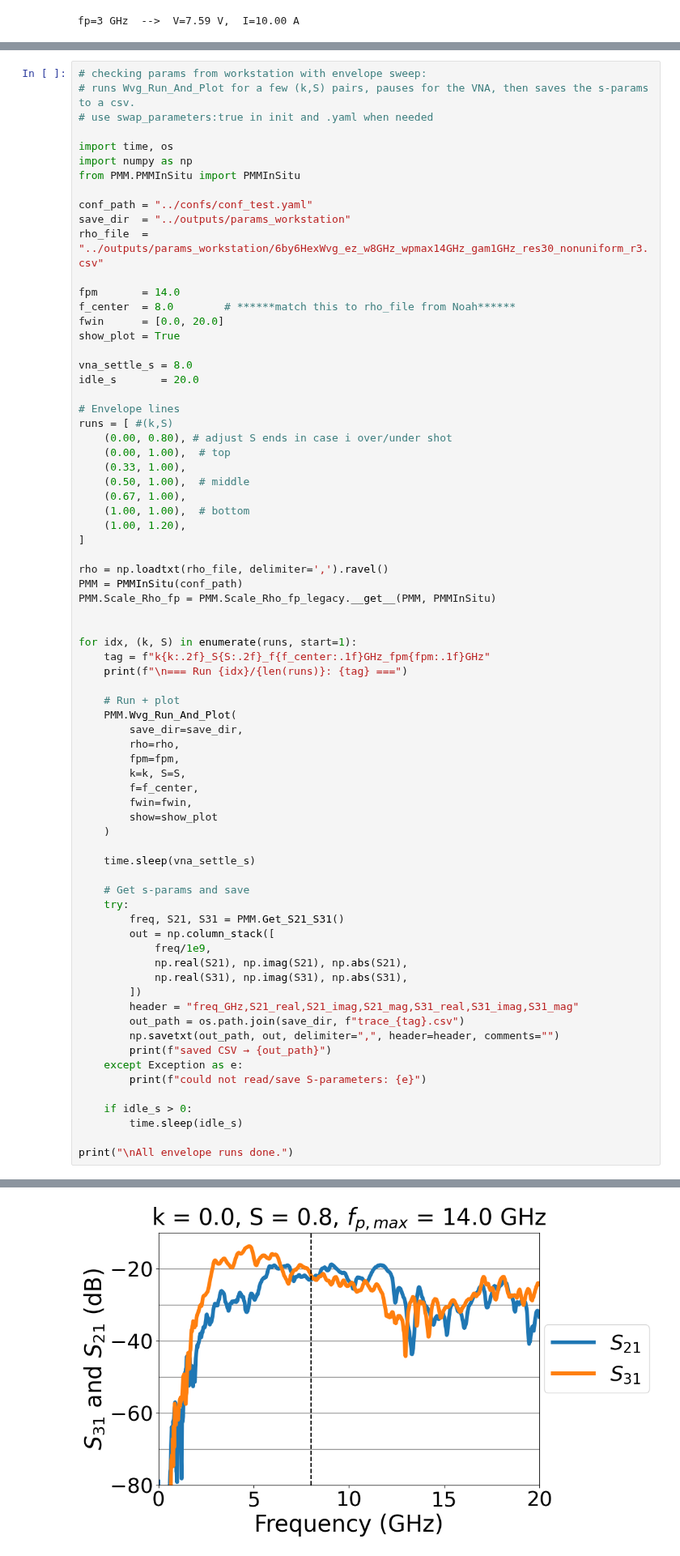
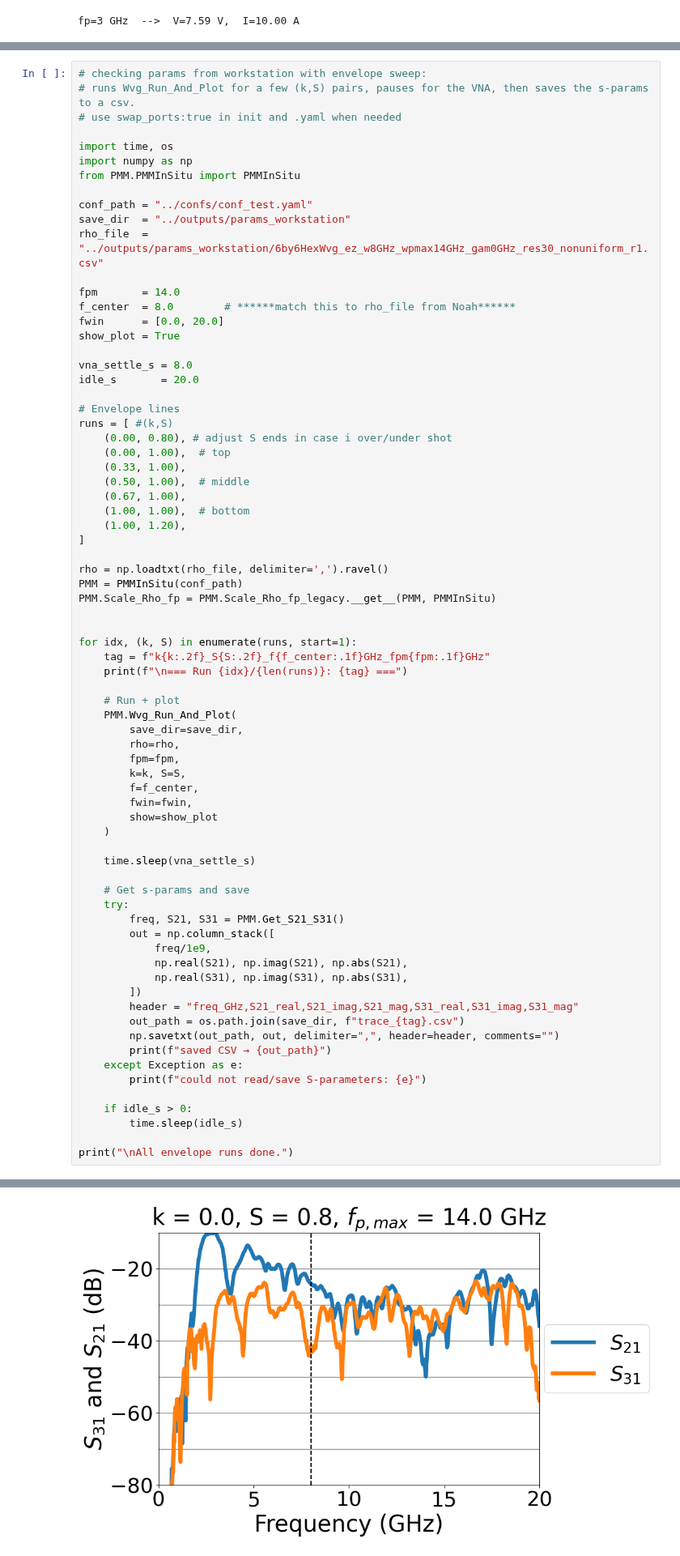
Before and after one commit to Strongly-Coupled-Systems-Lab/PMM, a Jupyter notebook: scripts/debug_copy2.ipynb, the cells around one changed output, grey strips where cells are left out. Shown at 81% size. Cells and saved outputs as stored; diff of their text form.

```diff
--- a/scripts/debug_copy2.ipynb
+++ b/scripts/debug_copy2.ipynb
@@ -635,7 +635,7 @@ print("\n[done] Outputs saved in:", progress_dir)
 # %%
 # checking params from workstation with envelope sweep:
 # runs Wvg_Run_And_Plot for a few (k,S) pairs, pauses for the VNA, then saves the s-params to a csv.
-# use swap_parameters:true in init and .yaml when needed
+# use swap_ports:true in init and .yaml when needed
 
 import time, os
 import numpy as np
@@ -643,7 +643,7 @@ from PMM.PMMInSitu import PMMInSitu
 
 conf_path = "../confs/conf_test.yaml"
 save_dir  = "../outputs/params_workstation"
-rho_file  = "../outputs/params_workstation/6by6HexWvg_ez_w8GHz_wpmax14GHz_gam1GHz_res30_nonuniform_r3.csv"
+rho_file  = "../outputs/params_workstation/6by6HexWvg_ez_w8GHz_wpmax14GHz_gam0GHz_res30_nonuniform_r1.csv"
 
 fpm       = 14.0
 f_center  = 8.0        # ******match this to rho_file from Noah******
@@ -710,2 +713,2 @@ print("\nAll envelope runs done.")
 legacy parameters
-[figure, old version]
+[figure, new version]
```
Also changed, not shown: parts of 3 cells of this notebook, 21 other files.
